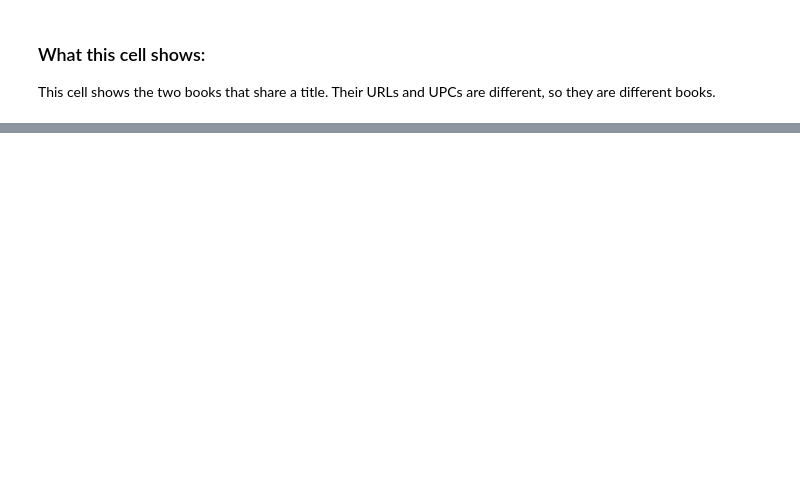
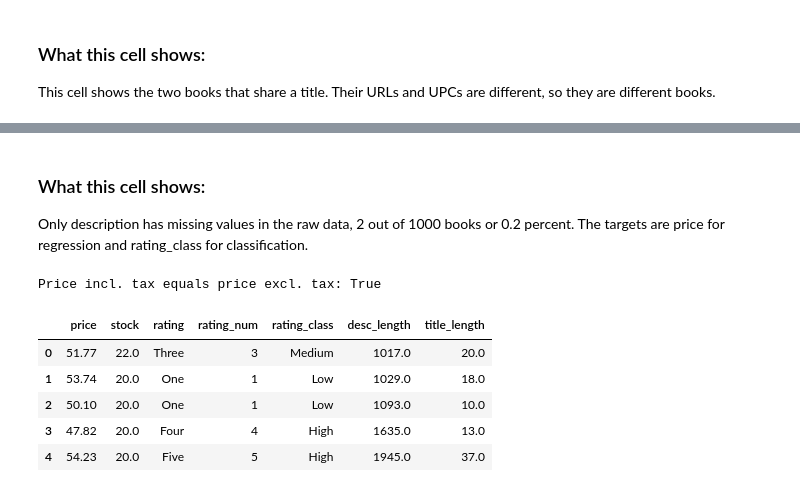
Before and after one commit to l253042/E-commerce, a Jupyter notebook: notebooks/E-commerce.ipynb, the cells around one changed output, grey strips where cells are left out. Drawn from its saved outputs; the diff is of its cells as text; code cells hidden in the pictures; blank space fills up the shorter version.

Commit message:
Step 4: cleaning and preprocessing with explanations

```diff
--- a/notebooks/E-commerce.ipynb
+++ b/notebooks/E-commerce.ipynb
@@ -431,0 +457,24 @@ This cell shows the two books that share a title. Their URLs and UPCs are differ
+# %% [markdown]
+### What this cell shows:
+Only description has missing values in the raw data, 2 out of 1000 books or 0.2 percent. The targets are price for regression and rating_class for classification.
+# %%
+clean = books.copy()
+clean["price"] = clean["price_excl_tax"].str.replace(r"[^\d.]", "", regex=True).astype(float)
+price_incl = clean["price_incl_tax"].str.replace(r"[^\d.]", "", regex=True).astype(float)
+print("Price incl. tax equals price excl. tax:", (clean["price"] == price_incl).all())
+clean["stock"] = clean["availability"].str.extract(r"\((\d+) available\)", expand=False).astype(float)
+clean["rating_num"] = clean["rating"].map({"One": 1, "Two": 2, "Three": 3, "Four": 4, "Five": 5})
+clean["description"] = clean["description"].fillna("")
+clean["desc_length"] = clean["description"].str.len().astype(float)
+clean["title_length"] = clean["title"].str.len().astype(float)
+clean["collected_at"] = pd.to_datetime(clean["collected_at"])
+clean["rating_class"] = pd.cut(clean["rating_num"], bins=[0, 2, 3, 5],labels=["Low", "Medium", "High"])
+display(clean[["price", "stock", "rating", "rating_num", "rating_class", "desc_length", "title_length"]].head())
+# %% [output]
+Price incl. tax equals price excl. tax: True
+|  | price | stock | rating | rating_num | rating_class | desc_length | title_length |
+| 0 | 51.77 | 22.0 | Three | 3 | Medium | 1017.0 | 20.0 |
+| 1 | 53.74 | 20.0 | One | 1 | Low | 1029.0 | 18.0 |
+| 2 | 50.10 | 20.0 | One | 1 | Low | 1093.0 | 10.0 |
+| 3 | 47.82 | 20.0 | Four | 4 | High | 1635.0 | 13.0 |
+| 4 | 54.23 | 20.0 | Five | 5 | High | 1945.0 | 37.0 |
```
Also changed, not shown: parts of 18 cells of this notebook, 1 other file.
